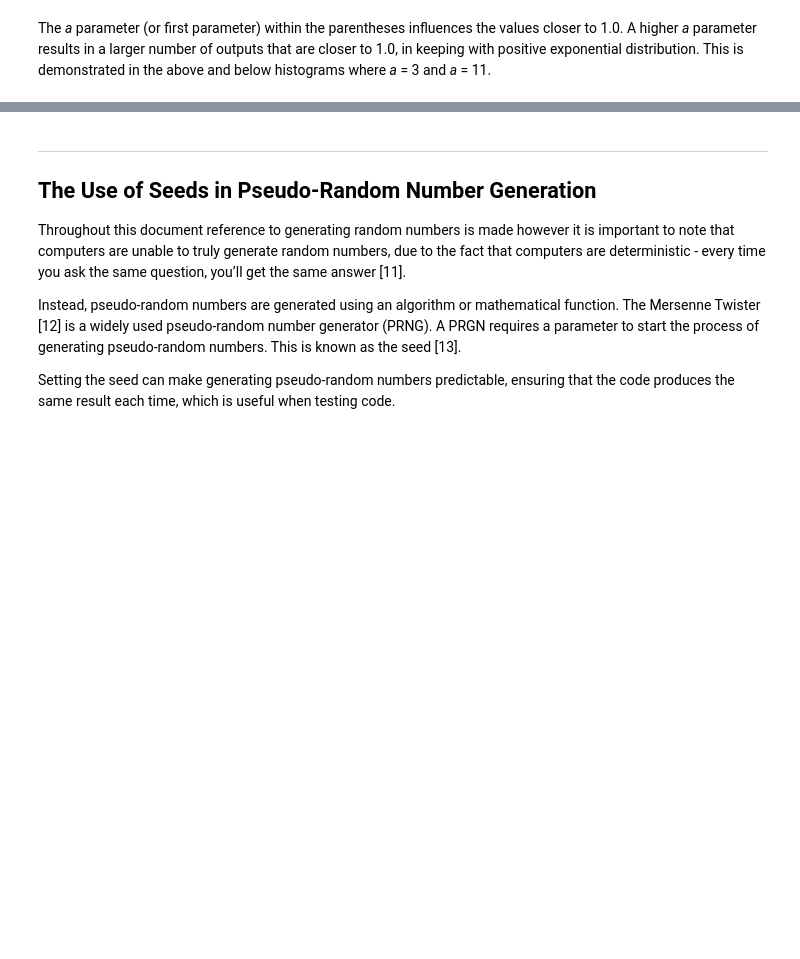
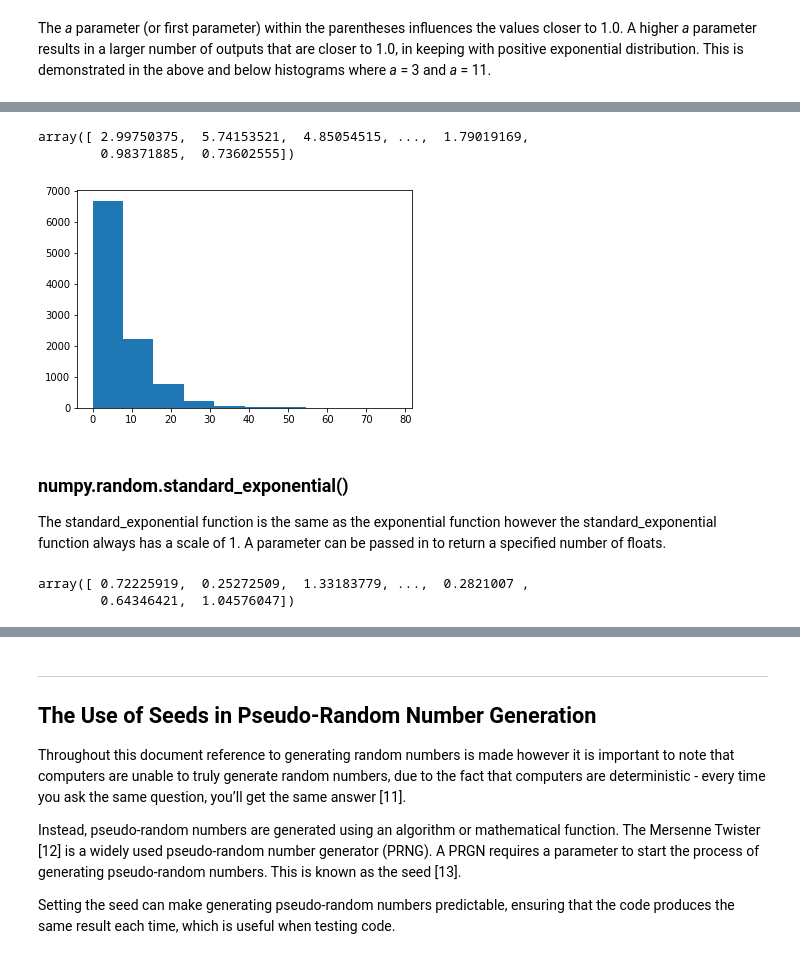
Before and after one commit to emmapatton/numpy-random, a Jupyter notebook: numpy-random.ipynb, the cells around one changed output, grey strips where cells are left out. Drawn from its saved outputs; the diff is of its cells as text; code cells hidden in the pictures; blank space fills up the shorter version.

Commit message:
Addition of exponential and standard_exponential functions

```diff
--- a/numpy-random.ipynb
+++ b/numpy-random.ipynb
@@ -498,0 +507,22 @@ plt.show()
+# %%
+x = np.random.exponential(7, 10000)
+x
+# %% [output]
+array([ 2.99750375,  5.74153521,  4.85054515, ...,  1.79019169,
+        0.98371885,  0.73602555])
+# %%
+plt.hist(x)
+plt.show()
+# %% [output]
+[figure, added]
+# %% [markdown]
+
+### numpy.random.standard_exponential()
+
+The standard_exponential function is the same as the exponential function however the standard_exponential function always has a scale of 1. A parameter can be passed in to return a specified number of floats.
+# %%
+x = np.random.standard_exponential(10000)
+x
+# %% [output]
+array([ 0.72225919,  0.25272509,  1.33183779, ...,  0.2821007 ,
+        0.64346421,  1.04576047])
```
Also changed, not shown: parts of 45 cells of this notebook.
